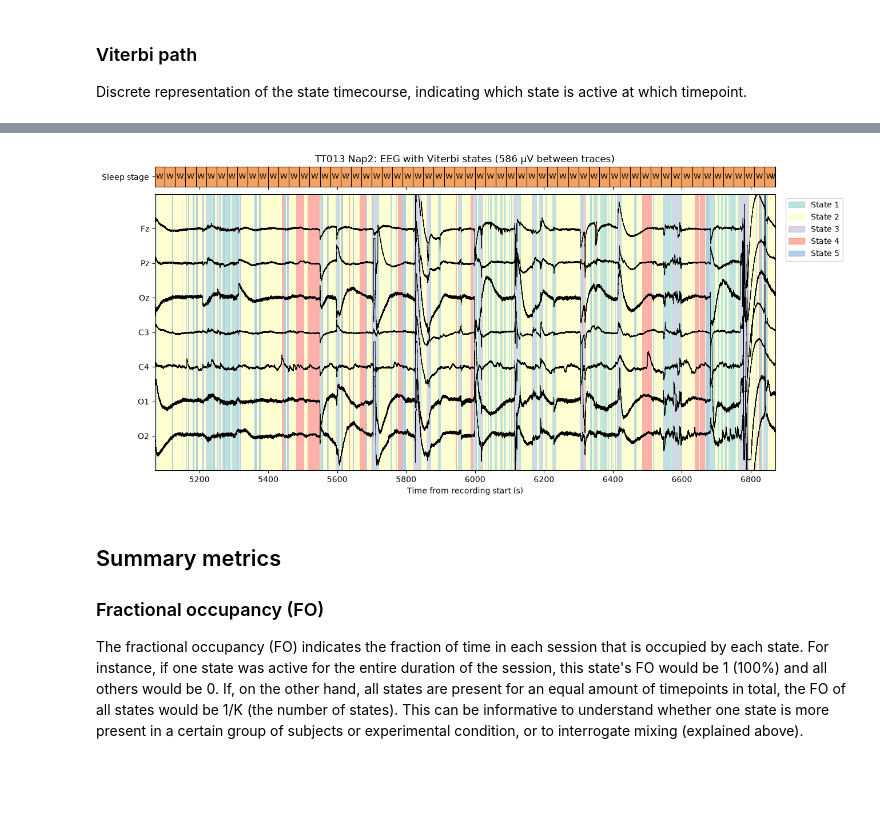
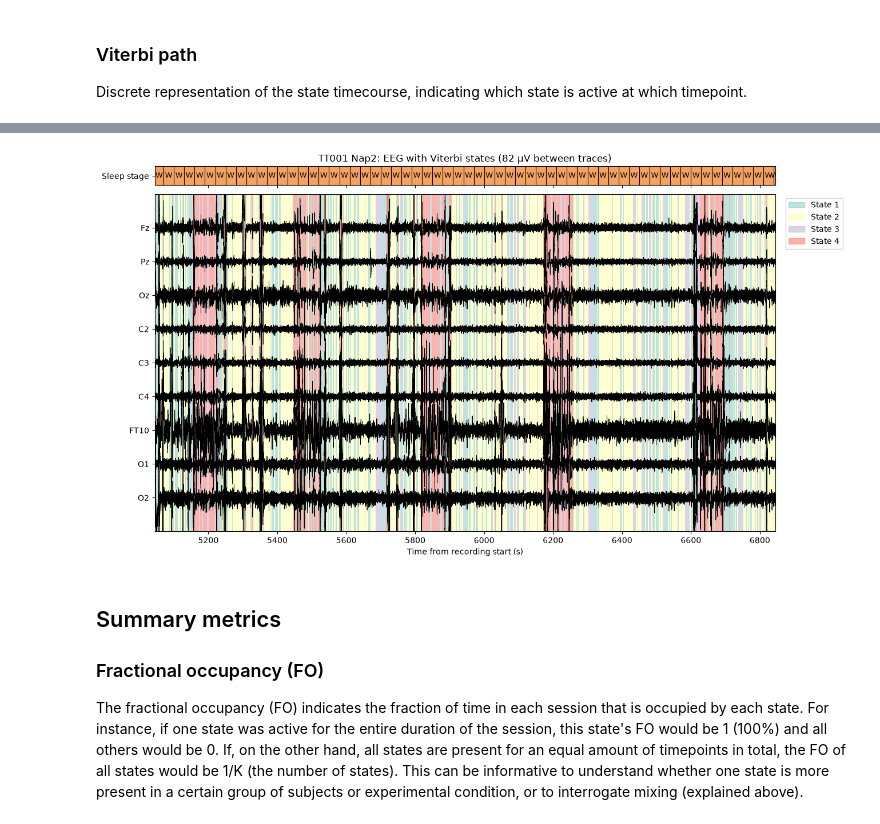
Before and after one commit to EvaFrossard/Penguin_Detection, a Jupyter notebook: GLHMM/ghmm_full_EEG.ipynb, the cells around one changed output, grey strips where cells are left out. Drawn from its saved outputs; the diff is of its cells as text; code cells hidden in the pictures; blank space fills up the shorter version.

Commit message:
EEG preprocessing on Ilo's data

```diff
--- a/GLHMM/ghmm_full_EEG.ipynb
+++ b/GLHMM/ghmm_full_EEG.ipynb
@@ -11,7 +11,7 @@ from pathlib import Path
 from scipy import signal
 from scipy.ndimage import uniform_filter1d
 # %%
-N_STATES = 5 # Number of hidden states in the GLHMM
+N_STATES = 4 # Number of hidden states in the GLHMM
 NAP_DURATION_MIN = 30 # Keep the first N minutes of each subject's Nap2 (start taken from the task events)
 COVTYPE = 'sharedfull' # 'full' or 'diag' or 'sharedfull'
 PREPROC = True
@@ -19,10 +19,7 @@ SLEEP_STAGES = True # Train on slow band-power envelopes (sleep-stage-like state
 VERBOSE = False
 
 
-TARGET_FS = 100  # Hz: downsampling rate
-NON_EEG = ['IO', 'EMG', 'ECG', 'Respi', # Excluded channels
-           'L_IndexMid', 'L_RingPink', 'L_Thumb', 'R_RingPink', 'R_Thumb',
-           'Left Index+Middl', 'Left Ring+Pinky', 'Left Thumb', 'Right Ring+Pinky', 'Right Thumb']
+MIN_SEGMENT_S = 30  # clean stretches between two bad spans shorter than this are dropped
 GAMM_DIR = Path('C:/Users/eva/Documents/Master/ICM/Ilo/GAMM')
 out_dir = Path('C:/Users/eva/Documents/Master/ICM/Ilo/GLHMM/outputs')
 
@@ -39,17 +36,17 @@ Each subject in `Full_EEG/preproc/<subject>/<subject>.fif` is one continuous ~2-
 # %%
 data_dir = Path('C:/Users/eva/Documents/Master/ICM/Ilo/EEG')
 
-edf_files = sorted(data_dir.glob('*_filtered.edf'))
-if VERBOSE: print(f"Found {len(edf_files)} files: {[f.name for f in edf_files]}")
-edf_files = [f for f in edf_files if not np.isnan(mne.io.read_raw_edf(f, preload=False, verbose=VERBOSE).get_data()).any()]
+fif_files = sorted(data_dir.glob('*_preproc_raw.fif'))
+if VERBOSE: print(f"Found {len(fif_files)} files: {[f.name for f in fif_files]}")
+assert fif_files, f'no preprocessed file in {data_dir}: run preprocessing.ipynb (or helpers/preprocessing.py) first'
 # %%
 if VERBOSE:
     channel_counts = []
-    for f in edf_files:
-        raw_info = mne.io.read_raw_edf(f, preload=False, verbose=False)
+    for f in fif_files:
+        raw_info = mne.io.read_raw_fif(f, preload=False, verbose=False)
         eeg_channels = mne.pick_types(raw_info.info, eeg=True)
         channel_counts.append({
-            'subject': f.stem.replace('_filtered', ''),
+            'subject': f.name.replace('_preproc_raw.fif', ''),
             'file': f.name,
             'total_channels': len(raw_info.ch_names),
             'eeg_channels': len(eeg_channels),
@@ -148,6 +133,6 @@ Y size in memory: 0.58 GB
 # %%
 def band_power_envelopes(X, fs):
-    """(n_times, n_channels) EEG -> (n_times_env, n_regions * n_bands) z-scored log band envelopes."""
+    """(n_times, n_channels) EEG -> (n_times_env, n_regions * n_bands) log band envelopes."""
     prefix = [c.rstrip('0123456789z') for c in ch_names]
     region_idx = {r: [i for i, pr in enumerate(prefix) if pr in pre] for r, pre in REGIONS.items()}
     step = int(fs / FS_ENV)
@@ -159,8 +144,7 @@ def band_power_envelopes(X, fs):
             e = np.median(env[:, idx], axis=1)  # median over channels: robust to a single bad electrode
             e = uniform_filter1d(e, int(ENV_SMOOTH_S * fs), mode='nearest')[step // 2::step]
             feats.append(np.log(e))
-    F = np.column_stack(feats)
-    return (F - F.mean(axis=0)) / F.std(axis=0)  # standardise within the session
+    return np.column_stack(feats)
 
 
 if SLEEP_STAGES:
@@ -168,6 +152,10 @@ if SLEEP_STAGES:
     ends_prep = np.cumsum([x.shape[0] for x in Y_prep])
     indices_prep = np.column_stack([ends_prep - [x.shape[0] for x in Y_prep], ends_prep])
     Y_prep = np.vstack(Y_prep)
+    # Standardise within each subject, over all its sessions: differences between two sessions of a subject are kept
+    for sub in sessions_meta.subject.unique():
+        rows = np.concatenate([np.arange(a, b) for a, b in indices_prep[(sessions_meta.subject == sub).values]])
+        Y_prep[rows] = (Y_prep[rows] - Y_prep[rows].mean(axis=0)) / Y_prep[rows].std(axis=0)
     fs_prep = FS_ENV
     feature_names = [f'{r} {b}' for b in BANDS for r in REGIONS]
 elif PREPROC:
@@ -332,8 +316,8 @@ graphics.plot_vpath(vpath[indices_prep[num_subject,0]:indices_prep[num_subject,1
 # EEG traces of one session with the Viterbi states as background overlay and the sleep scoring on top
 from matplotlib.colors import ListedColormap
 
-SUBJECT = 'TT013'
-PLOT_CHANNELS = ['Fz', 'Cz', 'Pz', 'Oz', 'C3', 'C4', 'O1', 'O2']  # missing ones are skipped
+SUBJECT = 'TT001'
+PLOT_CHANNELS = ['Fz', 'Cz', 'Pz', 'Oz', 'C2', 'C3', 'C4', 'FT10', 'O1', 'O2']  # missing ones are skipped
 START_S, DUR_S = 0, 1800  # window to plot, in seconds from the Nap2 start
 STAGE_COLORS = {'W': '#f4a261', '1': '#8ecae6', '2': '#219ebc', '3': '#126782'}
 
@@ -352,34 +336,34 @@ fig, (ax_hyp, ax) = plt.subplots(2, 1, sharex=True, figsize=(14, 0.7 * len(chans
                                  gridspec_kw={'height_ratios': [1, 2 * len(chans)], 'hspace': 0.05})
 
 # Sleep scoring: one bar per 30-s epoch, grey where the epoch is not in the hypnogram
 stages = sleep_stages.get(SUBJECT, {})
 for ep in range(int(t[0] // EPOCH_S), int(t[-1] // EPOCH_S) + 1):
     stage = stages.get(ep)
     x0, x1 = max(ep * EPOCH_S, t[0]), min((ep + 1) * EPOCH_S, t[-1])
     ax_hyp.axvspan(x0, x1, color=STAGE_COLORS.get(stage, '0.85'))
     ax_hyp.text((x0 + x1) / 2, 0.5, {'1': 'N1', '2': 'N2', '3': 'N3'}.get(stage, stage or '?'),
                 ha='center', va='center', fontsize=9, clip_on=True)
     ax_hyp.axvline(ep * EPOCH_S, color='k', lw=0.8)
 ax_hyp.set_yticks([0.5], ['Sleep stage'])
 ax_hyp.set_ylim(0, 1)
 ax_hyp.set_title(f'{SUBJECT} Nap2: EEG with Viterbi states ({spacing:.0f} µV between traces)')
 
 ax.imshow(states[None, :], aspect='auto', interpolation='nearest', alpha=0.6,
           cmap=ListedColormap(colors), vmin=-0.5, vmax=K - 0.5,
           extent=[t[0], t[-1], -spacing, spacing * len(chans)])
 for i, c in enumerate(chans):
     offset = spacing * (len(chans) - 1 - i)
     x = eeg[:, ch_names.index(c)]
     ax.plot(t, x - x.mean() + offset, color='k', lw=0.6)
 ax.set_yticks([spacing * (len(chans) - 1 - i) for i in range(len(chans))], chans)
 ax.set_ylim(-spacing, spacing * len(chans))
 ax.set_xlim(t[0], t[-1])
 ax.set_xlabel('Time from recording start (s)')
 ax.legend(handles=[plt.Rectangle((0, 0), 1, 1, color=c, alpha=0.6) for c in colors],
           labels=[f'State {k + 1}' for k in range(K)], bbox_to_anchor=(1.01, 1), loc='upper left')
 plt.show()
 # %% [output]
-[figure, old version]
+[figure, new version]
 # %% [markdown]
 ## Summary metrics
 ### Fractional occupancy (FO)
```
Also changed, not shown: parts of 12 cells of this notebook, 4 other files.
